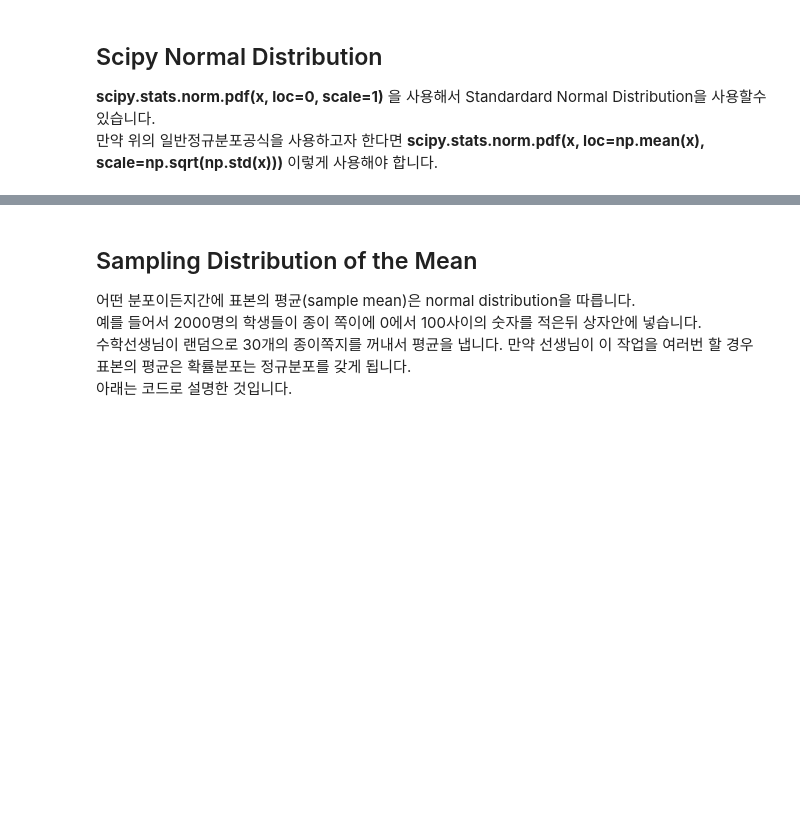
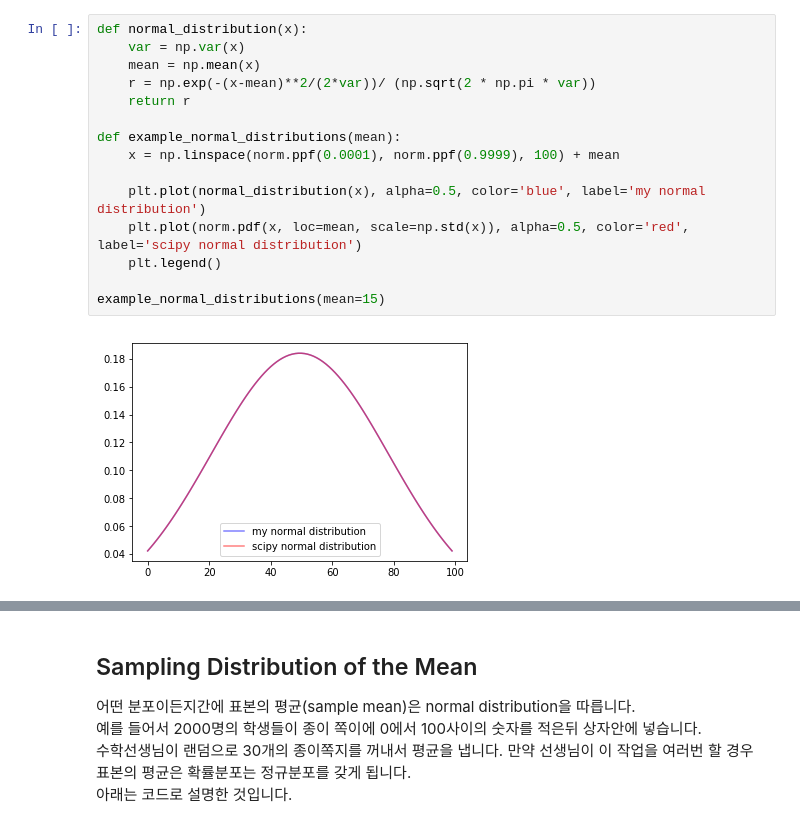
Before and after one commit to AndersonJo/gaussian-process, a Jupyter notebook: (multivariate)-normal-distribution.ipynb, the cells around one changed output, grey strips where cells are left out. Cells and saved outputs as stored; diff of their text form; blank space fills up the shorter version.

```diff
--- a/(multivariate)-normal-distribution.ipynb
+++ b/(multivariate)-normal-distribution.ipynb
@@ -44,6 +45,18 @@ plt.title('coefficient of the quadratic')
 [figure]
-# %% [markdown]
-## Scipy Normal Distribution
-
-**scipy.stats.norm.pdf(x, loc=0, scale=1)** 을 사용해서 Standardard Normal Distribution을 사용할수 있습니다.<br>
-만약 위의 일반정규분포공식을 사용하고자 한다면 **scipy.stats.norm.pdf(x, loc=np.mean(x), scale=np.sqrt(np.std(x)))** 이렇게 사용해야 합니다.
+# %%
+def normal_distribution(x):
+    var = np.var(x)
+    mean = np.mean(x)
+    r = np.exp(-(x-mean)**2/(2*var))/ (np.sqrt(2 * np.pi * var))
+    return r
+
+def example_normal_distributions(mean):
+    x = np.linspace(norm.ppf(0.0001), norm.ppf(0.9999), 100) + mean
+
+    plt.plot(normal_distribution(x), alpha=0.5, color='blue', label='my normal distribution')
+    plt.plot(norm.pdf(x, loc=mean, scale=np.std(x)), alpha=0.5, color='red', label='scipy normal distribution')
+    plt.legend()
+
+example_normal_distributions(mean=15)
+# %% [output]
+[figure, added]
```
Also changed, not shown: parts of 28 cells of this notebook, 1 other file.
